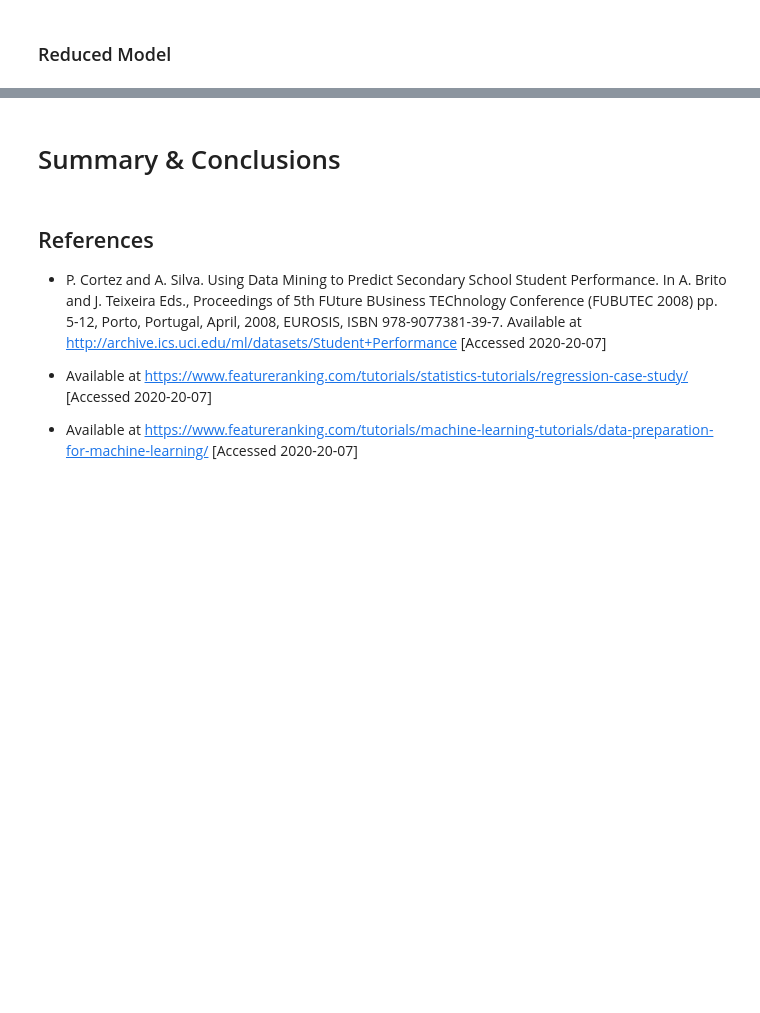
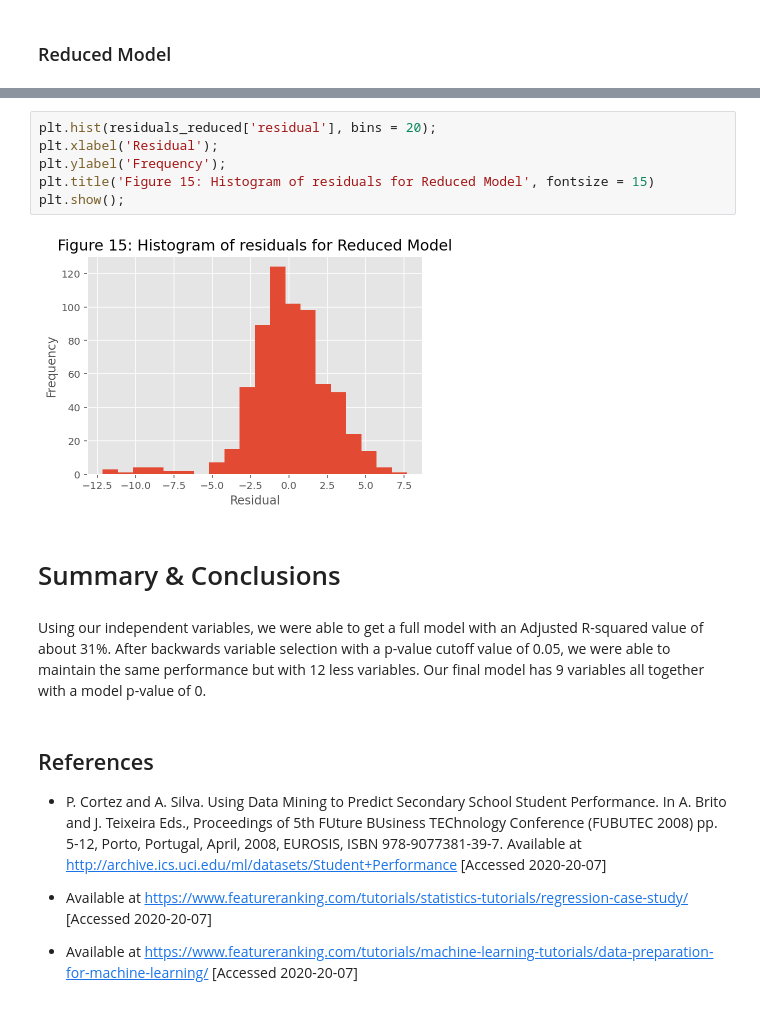
Before and after one commit to Rhyme1325/Analytics_project, a Jupyter notebook: project.ipynb, the cells around one changed output, grey strips where cells are left out. Saved outputs shown, nothing was run; the diff lists cells and outputs as text; blank space fills up the shorter version.

```diff
--- a/project.ipynb
+++ b/project.ipynb
@@ -607,5 +714,15 @@ We now perform backwards feature selection using p-values. It appears Statsmodel
+# %%
+plt.hist(residuals_reduced['residual'], bins = 20);
+plt.xlabel('Residual');
+plt.ylabel('Frequency');
+plt.title('Figure 15: Histogram of residuals for Reduced Model', fontsize = 15)
+plt.show();
+# %% [output]
+[figure, added]
 # %% [markdown]
 # Summary & Conclusions
+# %% [markdown]
+Using our independent variables, we were able to get a full model with an Adjusted R-squared value of about 31%. After backwards variable selection with a p-value cutoff value of 0.05, we were able to maintain the same performance but with 12 less variables. Our final model has 9 variables all together with a model p-value of 0.
 # %% [markdown]
 ## References
 - P. Cortez and A. Silva. Using Data Mining to Predict Secondary School Student Performance. In A. Brito and J. Teixeira Eds., Proceedings of 5th FUture BUsiness TEChnology Conference (FUBUTEC 2008) pp. 5-12, Porto, Portugal, April, 2008, EUROSIS, ISBN 978-9077381-39-7. Available at http://archive.ics.uci.edu/ml/datasets/Student+Performance [Accessed 2020-20-07]
```
Also changed, not shown: parts of 11 cells of this notebook.
